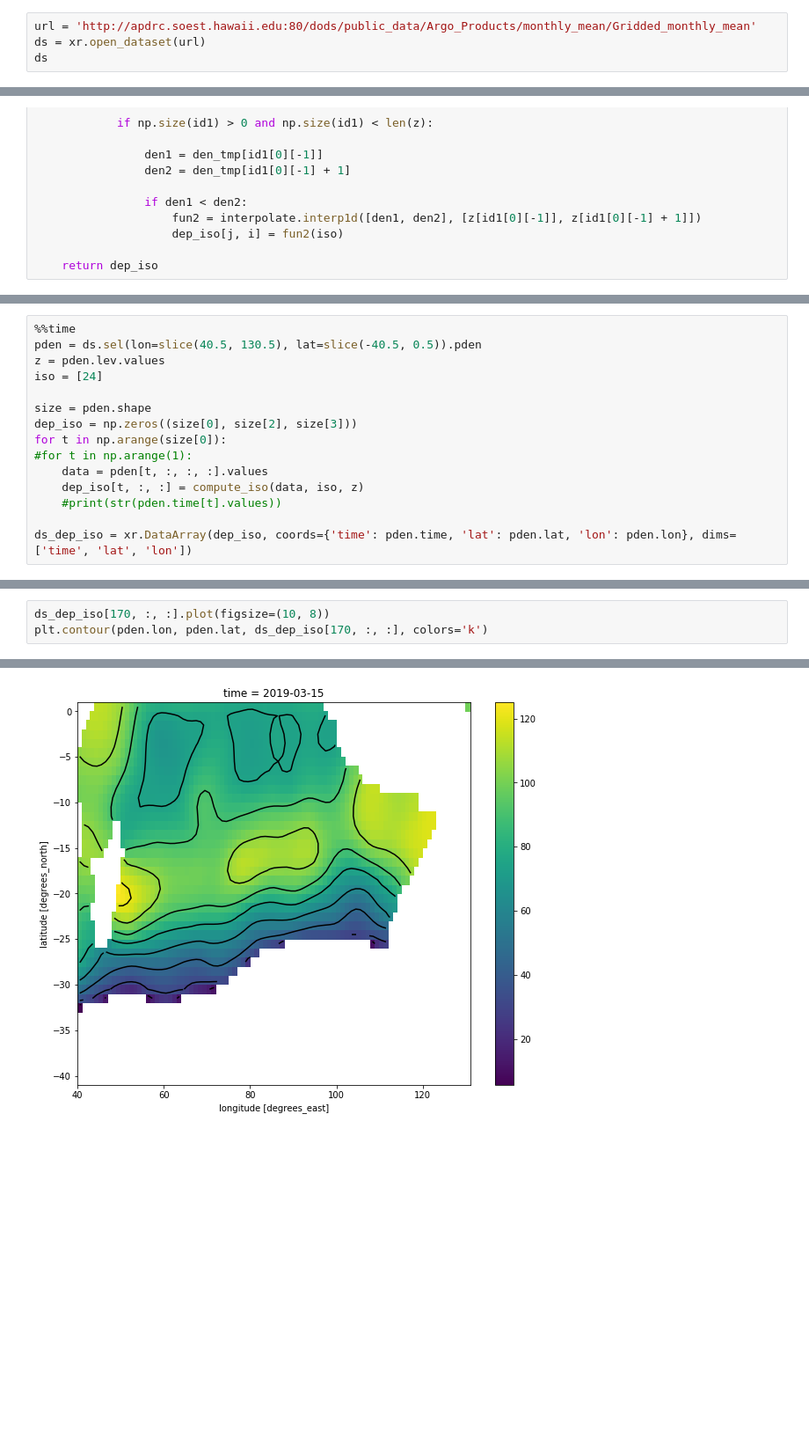
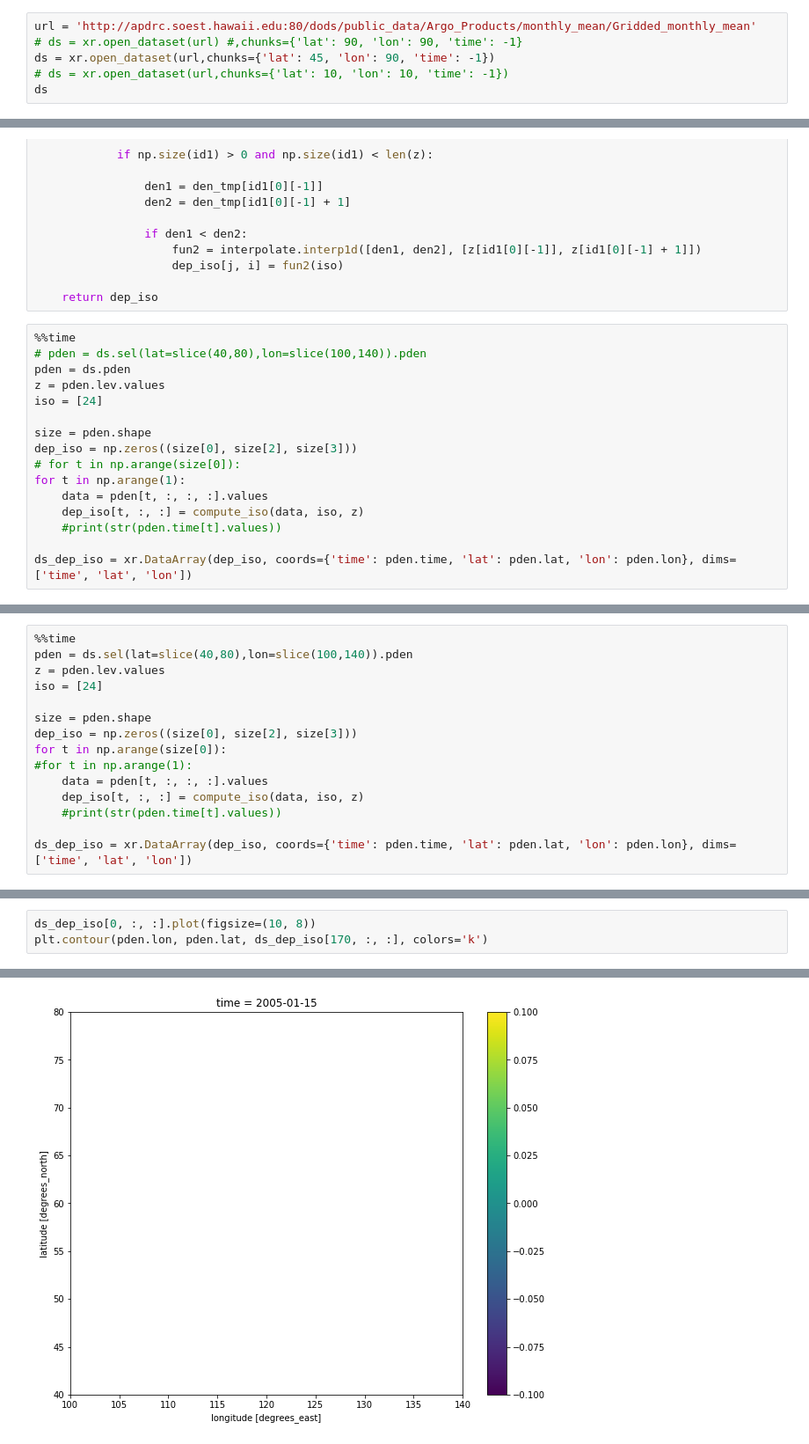
Before and after one commit to oceanhackweek/DataAccess, a Jupyter notebook: argo_iso_test.ipynb, the cells around one changed output, grey strips where cells are left out. Shown: that part at 88% size. Cells and saved outputs as stored; diff of their text form; blank space fills up the shorter version.

```diff
--- a/argo_iso_test.ipynb
+++ b/argo_iso_test.ipynb
@@ -9,7 +22,9 @@ from matplotlib import pyplot as plt
 ### Gridded monthly mean Argo data
 # %%
 url = 'http://apdrc.soest.hawaii.edu:80/dods/public_data/Argo_Products/monthly_mean/Gridded_monthly_mean'
-ds = xr.open_dataset(url)
+# ds = xr.open_dataset(url) #,chunks={'lat': 90, 'lon': 90, 'time': -1}
+ds = xr.open_dataset(url,chunks={'lat': 45, 'lon': 90, 'time': -1})
+# ds = xr.open_dataset(url,chunks={'lat': 10, 'lon': 10, 'time': -1})
 ds
 # %% [output]
 <xarray.Dataset>
@@ -56,3 +83,19 @@ def compute_iso(pden, iso, z):
                     dep_iso[j, i] = fun2(iso)
 
     return dep_iso
+# %%
+%%time
+# pden = ds.sel(lat=slice(40,80),lon=slice(100,140)).pden
+pden = ds.pden
+z = pden.lev.values
+iso = [24]
+
+size = pden.shape
+dep_iso = np.zeros((size[0], size[2], size[3]))
+# for t in np.arange(size[0]):
+for t in np.arange(1):
+    data = pden[t, :, :, :].values
+    dep_iso[t, :, :] = compute_iso(data, iso, z)
+    #print(str(pden.time[t].values))
+
+ds_dep_iso = xr.DataArray(dep_iso, coords={'time': pden.time, 'lat': pden.lat, 'lon': pden.lon}, dims=['time', 'lat', 'lon'])
@@ -59,6 +107,6 @@ def compute_iso(pden, iso, z):
 # %%
 %%time
-pden = ds.sel(lon=slice(40.5, 130.5), lat=slice(-40.5, 0.5)).pden
+pden = ds.sel(lat=slice(40,80),lon=slice(100,140)).pden
 z = pden.lev.values
 iso = [24]
 
@@ -97,9 +164,9 @@ Coordinates:
 # %%
-ds_dep_iso[170, :, :].plot(figsize=(10, 8))
+ds_dep_iso[0, :, :].plot(figsize=(10, 8))
 plt.contour(pden.lon, pden.lat, ds_dep_iso[170, :, :], colors='k')
 # %% [output]
 <matplotlib.contour.QuadContourSet at 0x...>
-[figure, old version]
+[figure, new version]
 # %%
 ds_dep_iso[:, 40, 20].plot(figsize=(10, 5))
 # %% [output]
```
Also changed, not shown: parts of 10 cells of this notebook.
